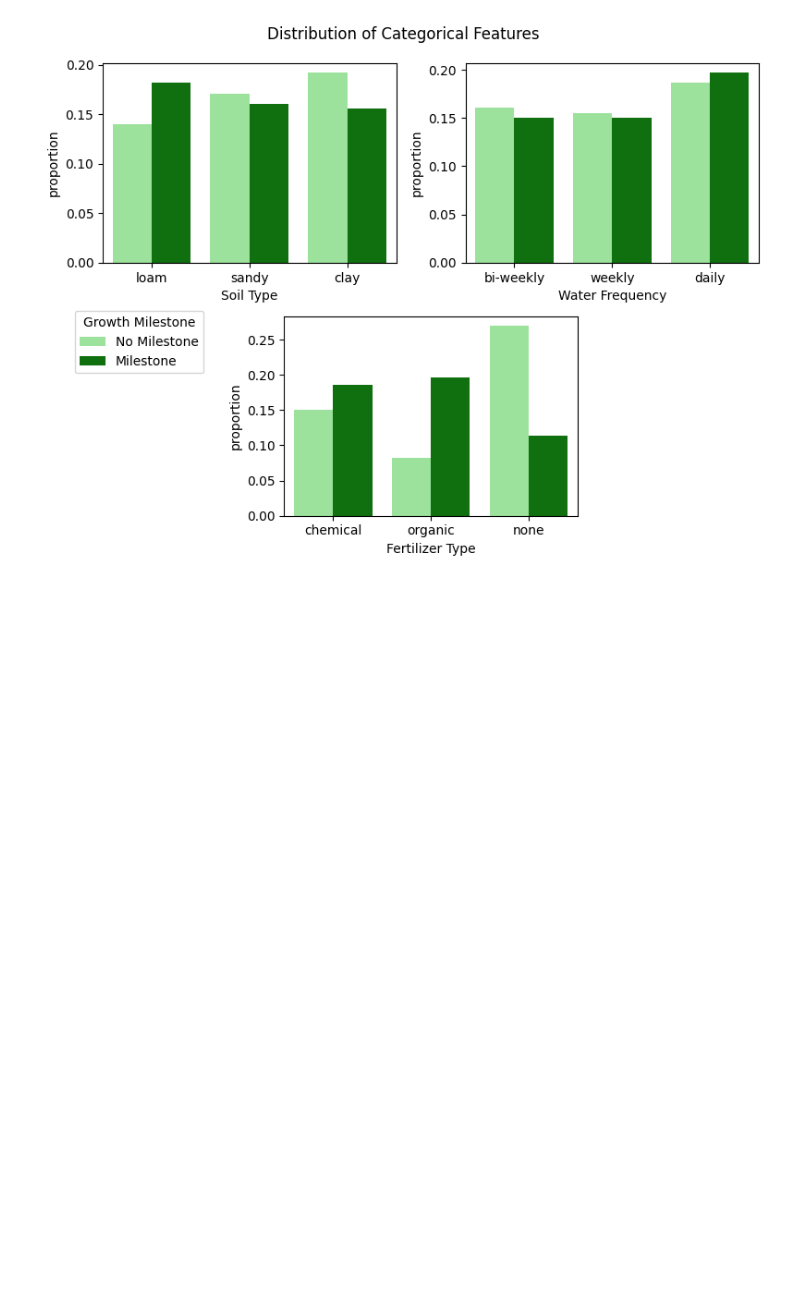
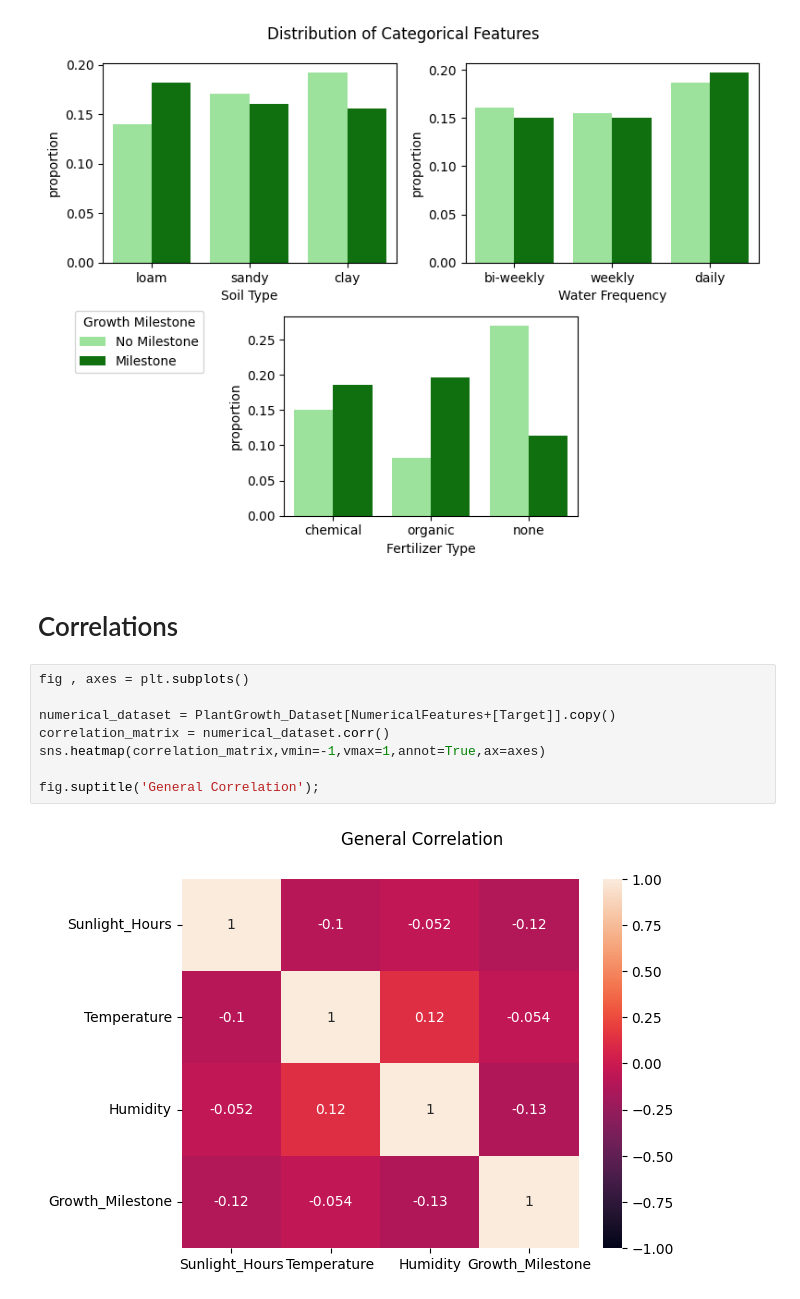
Before and after one commit to alexisuaguilaru/Plant_Growth_Model, a Jupyter notebook: ExploratoryDataAnalysis/ExploratoryDataAnalysis.ipynb, the cells around one changed output. Cells and saved outputs as stored; diff of their text form; blank space fills up the shorter version.

Commit message:
ADD correlation matrix of features

```diff
--- a/ExploratoryDataAnalysis/ExploratoryDataAnalysis.ipynb
+++ b/ExploratoryDataAnalysis/ExploratoryDataAnalysis.ipynb
@@ -116,3 +116,15 @@ fig.suptitle('Distribution of Categorical Features')
 fig.legend(title='Growth Milestone',labels=['No Milestone','Milestone'],loc=(0.05,0.35));
 # %% [output]
 [figure]
+# %% [markdown]
+# Correlations
+# %%
+fig , axes = plt.subplots()
+
+numerical_dataset = PlantGrowth_Dataset[NumericalFeatures+[Target]].copy()
+correlation_matrix = numerical_dataset.corr()
+sns.heatmap(correlation_matrix,vmin=-1,vmax=1,annot=True,ax=axes)
+
+fig.suptitle('General Correlation');
+# %% [output]
+[figure, added]
```
Also changed, not shown: parts of 2 cells of this notebook.
